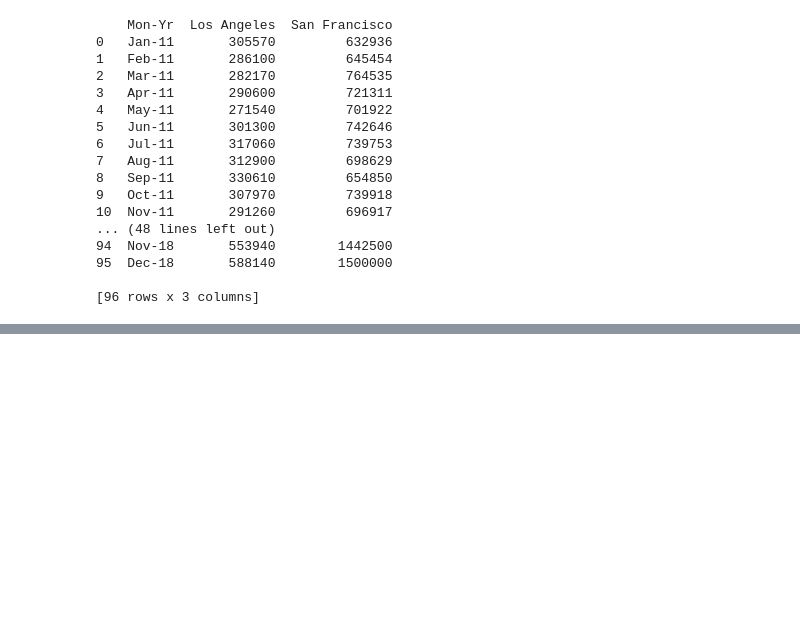
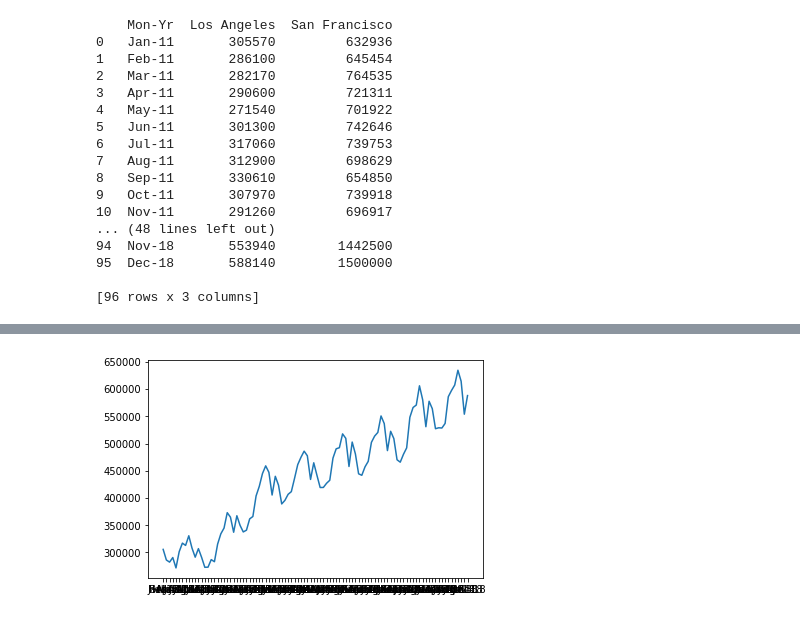
Before and after one commit to friedyams/Assignments, a Jupyter notebook: FInal/final.ipynb, the cells around one changed output, grey strips where cells are left out. Cells and saved outputs as stored; diff of their text form; code cells hidden in the pictures; blank space fills up the shorter version.

```diff
--- a/FInal/final.ipynb
+++ b/FInal/final.ipynb
@@ -1661,0 +1681,5 @@ increaseLA12 = ((medianLA12 - medianLA11) / medianLA11) * 100
+# %%
+plt.plot(medianHousing_df["Mon-Yr"], medianHousing_df["Los Angeles"], color = 'g')
+plt.show()
+# %% [output]
+[figure, added]
```
Also changed, not shown: parts of 4 cells of this notebook, 1 other file.
